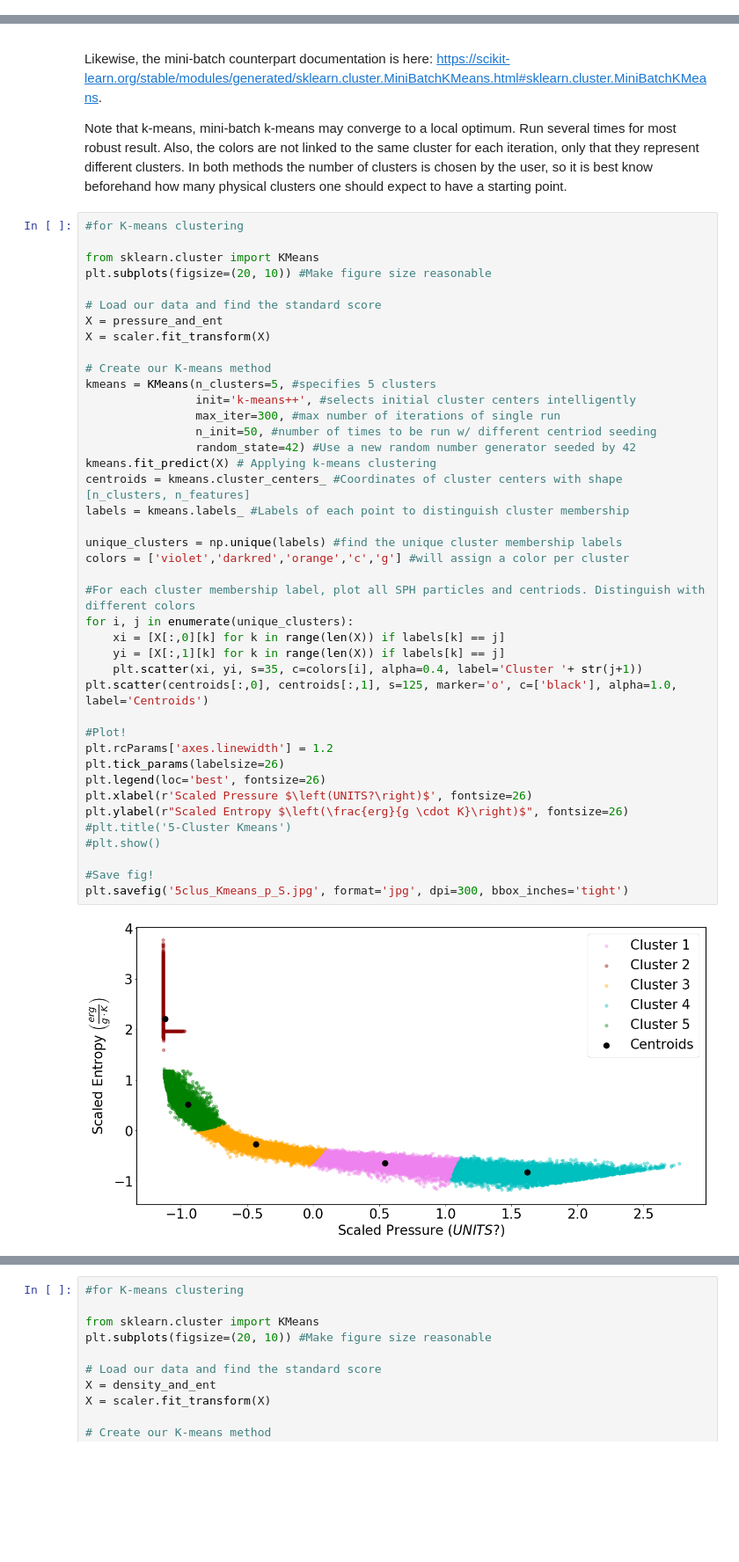
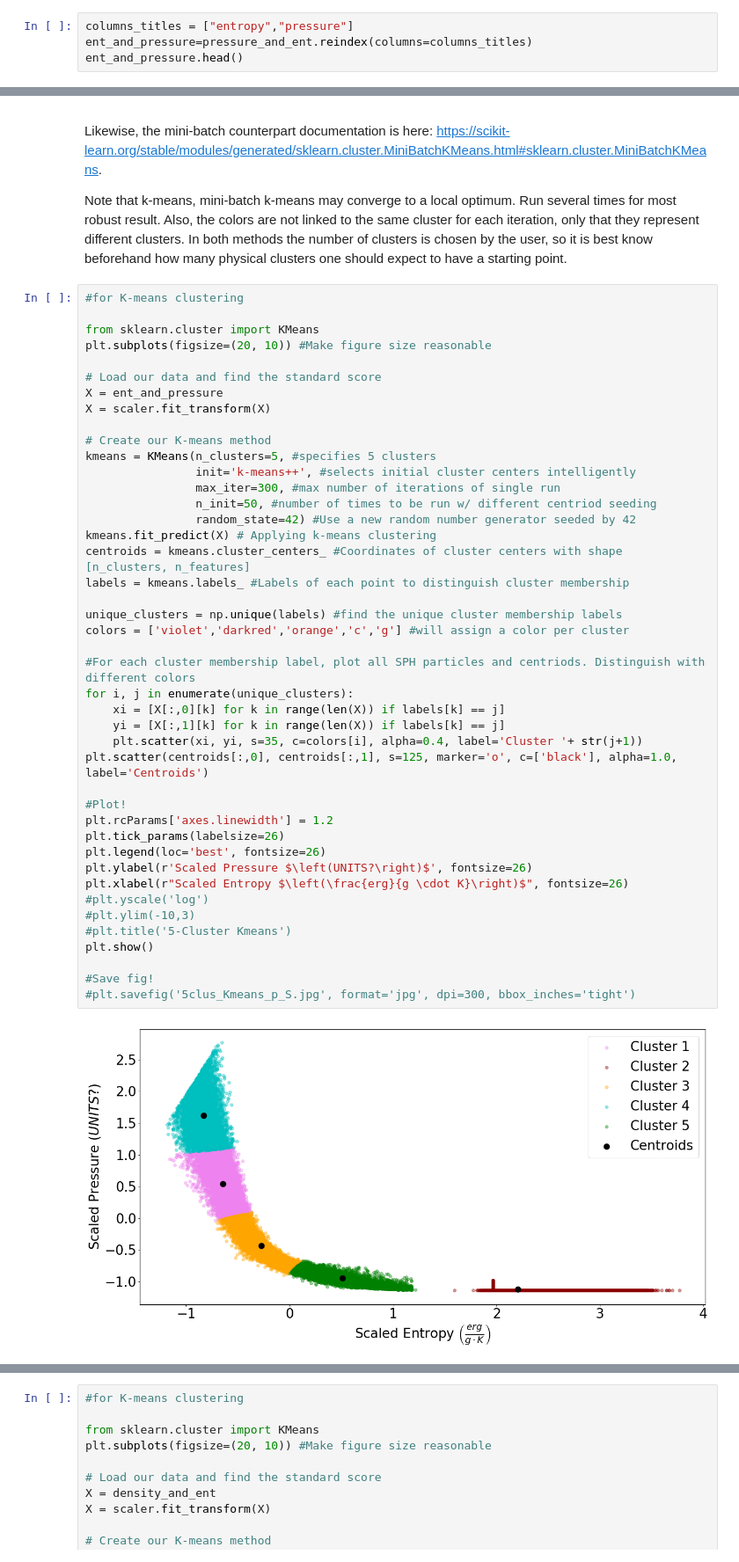
Before and after one commit to patrickaleo/estra, a Jupyter notebook: Notebooks/Estra_v2-other_phase_spaces.ipynb, the cells around one changed output, grey strips where cells are left out. Shown at 88% size. Saved outputs shown, nothing was run; the diff lists cells and outputs as text; blank space fills up the shorter version.

```diff
--- a/Notebooks/Estra_v2-other_phase_spaces.ipynb
+++ b/Notebooks/Estra_v2-other_phase_spaces.ipynb
@@ -119,3 +119,7 @@ pressure_and_ent.head()
 | 36673 | 2.205342 | 58265784 |
 | 36674 | 9.998915 | 48869084 |
 | 36675 | 4.861516 | 50395076 |
+# %%
+columns_titles = ["entropy","pressure"]
+ent_and_pressure=pressure_and_ent.reindex(columns=columns_titles)
+ent_and_pressure.head()
@@ -150,39 +161,41 @@ from sklearn.cluster import KMeans
 plt.subplots(figsize=(20, 10)) #Make figure size reasonable
 
 # Load our data and find the standard score
-X = pressure_and_ent
+X = ent_and_pressure
 X = scaler.fit_transform(X)
 
 # Create our K-means method
 kmeans = KMeans(n_clusters=5, #specifies 5 clusters
                 init='k-means++', #selects initial cluster centers intelligently
                 max_iter=300, #max number of iterations of single run
                 n_init=50, #number of times to be run w/ different centriod seeding
                 random_state=42) #Use a new random number generator seeded by 42
 kmeans.fit_predict(X) # Applying k-means clustering
 centroids = kmeans.cluster_centers_ #Coordinates of cluster centers with shape [n_clusters, n_features]
 labels = kmeans.labels_ #Labels of each point to distinguish cluster membership
 
 unique_clusters = np.unique(labels) #find the unique cluster membership labels
 colors = ['violet','darkred','orange','c','g'] #will assign a color per cluster
 
 #For each cluster membership label, plot all SPH particles and centriods. Distinguish with different colors
 for i, j in enumerate(unique_clusters):
     xi = [X[:,0][k] for k in range(len(X)) if labels[k] == j]
     yi = [X[:,1][k] for k in range(len(X)) if labels[k] == j]
     plt.scatter(xi, yi, s=35, c=colors[i], alpha=0.4, label='Cluster '+ str(j+1))
 plt.scatter(centroids[:,0], centroids[:,1], s=125, marker='o', c=['black'], alpha=1.0, label='Centroids')
 
 #Plot!
 plt.rcParams['axes.linewidth'] = 1.2
 plt.tick_params(labelsize=26)
 plt.legend(loc='best', fontsize=26)
-plt.xlabel(r'Scaled Pressure $\left(UNITS?\right)$', fontsize=26)
-plt.ylabel(r"Scaled Entropy $\left(\frac{erg}{g \cdot K}\right)$", fontsize=26)
+plt.ylabel(r'Scaled Pressure $\left(UNITS?\right)$', fontsize=26)
+plt.xlabel(r"Scaled Entropy $\left(\frac{erg}{g \cdot K}\right)$", fontsize=26)
+#plt.yscale('log')
+#plt.ylim(-10,3)
 #plt.title('5-Cluster Kmeans')
-#plt.show()
+plt.show()
 
 #Save fig!
-plt.savefig('5clus_Kmeans_p_S.jpg', format='jpg', dpi=300, bbox_inches='tight')
+#plt.savefig('5clus_Kmeans_p_S.jpg', format='jpg', dpi=300, bbox_inches='tight')
 # %% [output]
-[figure, old version]
+[figure, new version]
```
Also changed, not shown: parts of 3 cells of this notebook, 21 other files.
